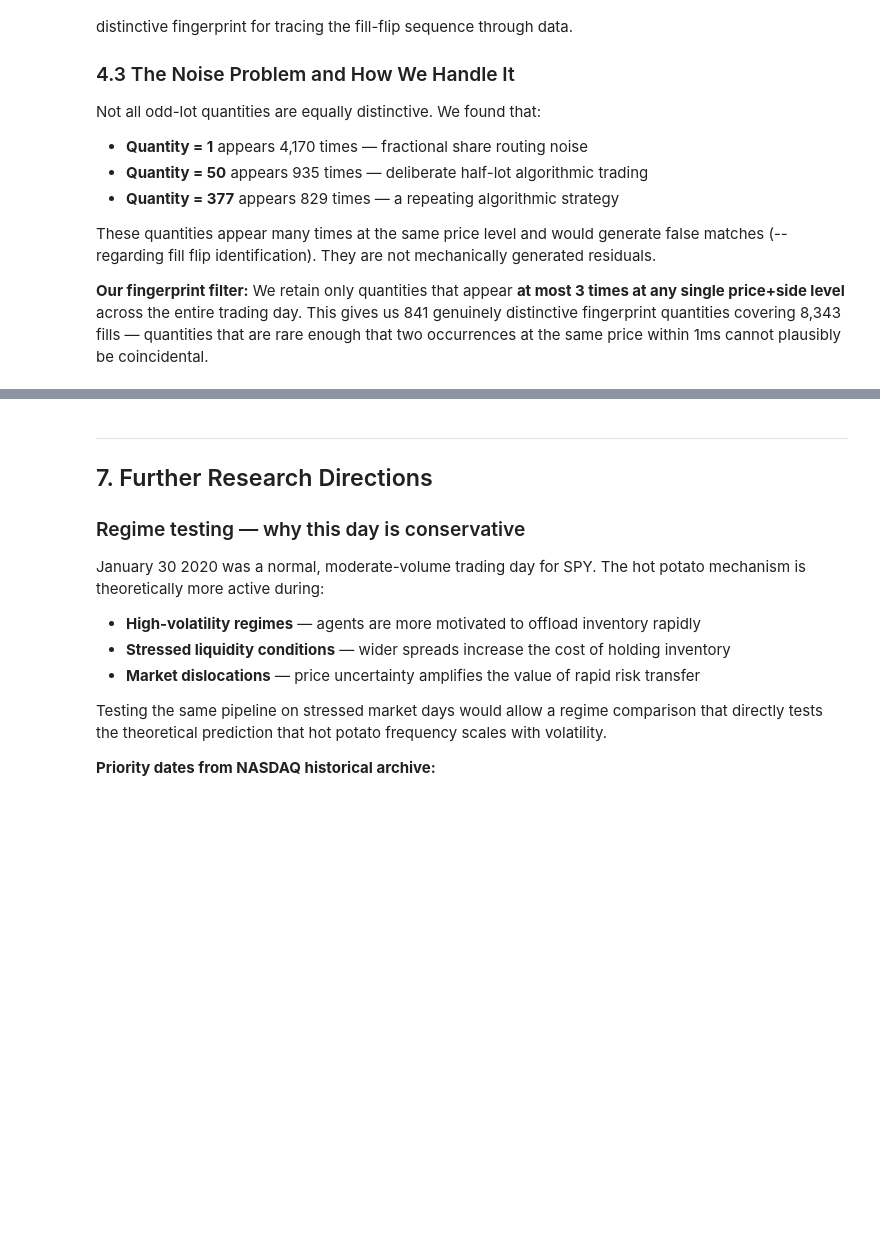
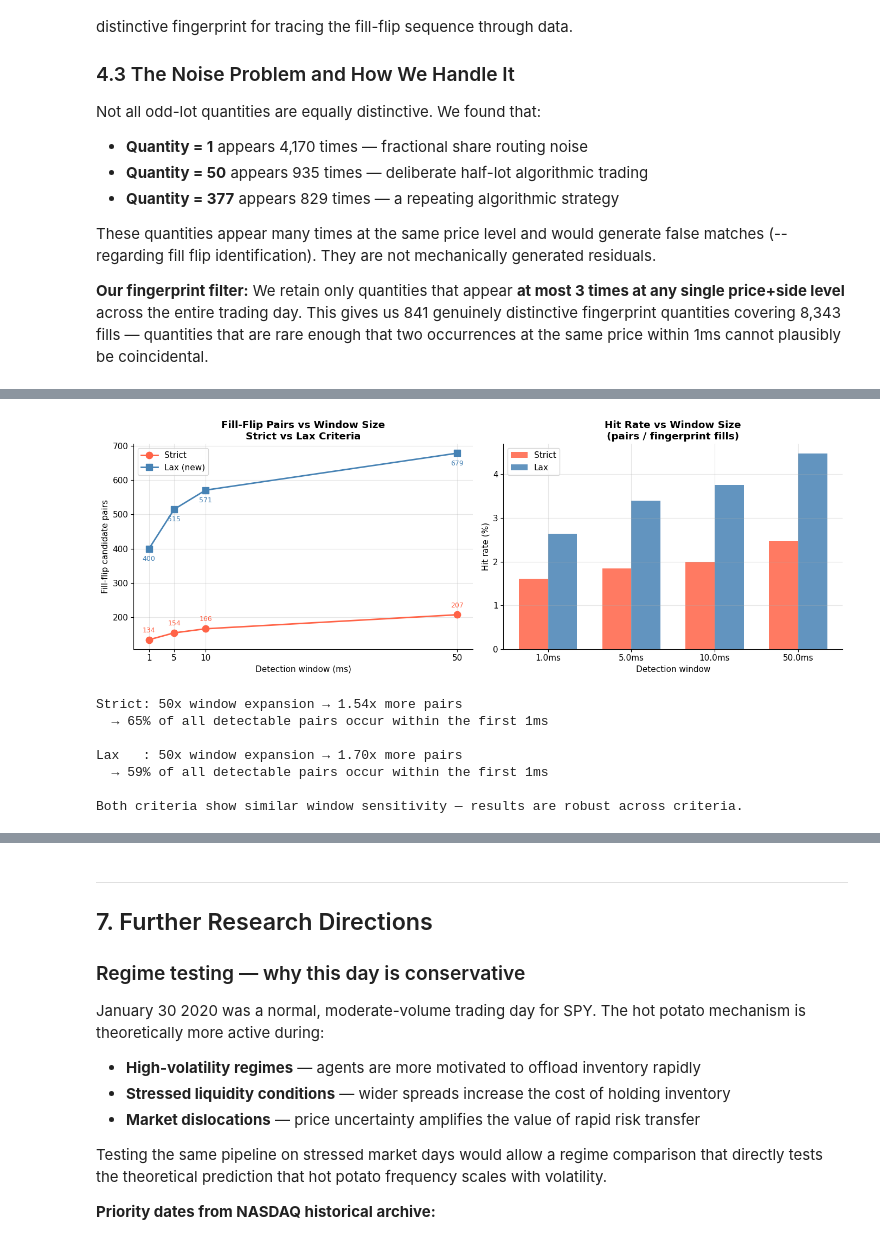
Before and after one commit to XAD-hq/itch-fill-flip, a Jupyter notebook: hot_potato_research.ipynb, the cells around one changed output, grey strips where cells are left out. Cells and saved outputs as stored; diff of their text form; code cells hidden in the pictures; blank space fills up the shorter version.

```diff
--- a/hot_potato_research.ipynb
+++ b/hot_potato_research.ipynb
@@ -407,0 +366,67 @@ This is sub-microsecond HFT speed.
+# %%
+windows_ms = [w/1e6 for w in windows]
+pf_strict  = [results_strict[w] for w in windows]
+pf_lax     = [results_lax[w]    for w in windows]
+
+fig, axes = plt.subplots(1, 2, figsize=(14, 5))
+
+# Left: both series on same chart
+axes[0].plot(windows_ms, pf_strict, 'o-', color='tomato',    lw=2, markersize=9, label='Strict')
+axes[0].plot(windows_ms, pf_lax,    's-', color='steelblue', lw=2, markersize=9, label='Lax (new)')
+for x, y in zip(windows_ms, pf_strict):
+    axes[0].annotate(str(y), (x, y), textcoords='offset points',
+                     xytext=(0, 10), ha='center', fontsize=9, color='tomato')
+for x, y in zip(windows_ms, pf_lax):
+    axes[0].annotate(str(y), (x, y), textcoords='offset points',
+                     xytext=(0, -16), ha='center', fontsize=9, color='steelblue')
+axes[0].set_xlabel('Detection window (ms)')
+axes[0].set_ylabel('Fill-flip candidate pairs')
+axes[0].set_title('Fill-Flip Pairs vs Window Size\nStrict vs Lax Criteria', fontweight='bold')
+axes[0].set_xticks(windows_ms)
+axes[0].legend()
+
+# Right: hit rates side by side
+x = np.arange(len(windows_ms))
+w = 0.35
+base_strict = len(odd_fp_strict)
+base_lax    = len(odd_lax)
+hr_strict = [results_strict[w_]/base_strict*100 for w_ in windows]
+hr_lax    = [results_lax[w_]   /base_lax   *100 for w_ in windows]
+axes[1].bar(x - w/2, hr_strict, w, label='Strict', color='tomato',    alpha=0.85)
+axes[1].bar(x + w/2, hr_lax,    w, label='Lax',    color='steelblue', alpha=0.85)
+axes[1].set_xlabel('Detection window')
+axes[1].set_ylabel('Hit rate (%)')
+axes[1].set_title('Hit Rate vs Window Size\n(pairs / fingerprint fills)', fontweight='bold')
+axes[1].set_xticks(x)
+axes[1].set_xticklabels([f'{w}ms' for w in windows_ms])
+axes[1].legend()
+
+plt.tight_layout()
+plt.savefig('images/fig3_window_sensitivity.png', dpi=150, bbox_inches='tight')
+plt.show()
+
+# conclusions
+scale_strict = pf_strict[-1] / pf_strict[0]
+scale_lax    = pf_lax[-1]    / pf_lax[0]
+pct_in_1ms_strict = pf_strict[0] / pf_strict[-1] * 100
+pct_in_1ms_lax    = pf_lax[0]    / pf_lax[-1]    * 100
+
+print(f'Strict: 50x window expansion → {scale_strict:.2f}x more pairs')
+print(f'  → {pct_in_1ms_strict:.0f}% of all detectable pairs occur within the first 1ms')
+print()
+print(f'Lax   : 50x window expansion → {scale_lax:.2f}x more pairs')
+print(f'  → {pct_in_1ms_lax:.0f}% of all detectable pairs occur within the first 1ms')
+print()
+if abs(scale_strict - scale_lax) / scale_strict < 0.25:
+    print('Both criteria show similar window sensitivity — results are robust across criteria.')
+else:
+    print('Note: strict and lax criteria show different window sensitivity — worth investigating.')
+# %% [output]
+[figure, added]
+Strict: 50x window expansion → 1.54x more pairs
+  → 65% of all detectable pairs occur within the first 1ms
+
+Lax   : 50x window expansion → 1.70x more pairs
+  → 59% of all detectable pairs occur within the first 1ms
+
+Both criteria show similar window sensitivity — results are robust across criteria.
```
Also changed, not shown: parts of 13 cells of this notebook, 8 other files.
